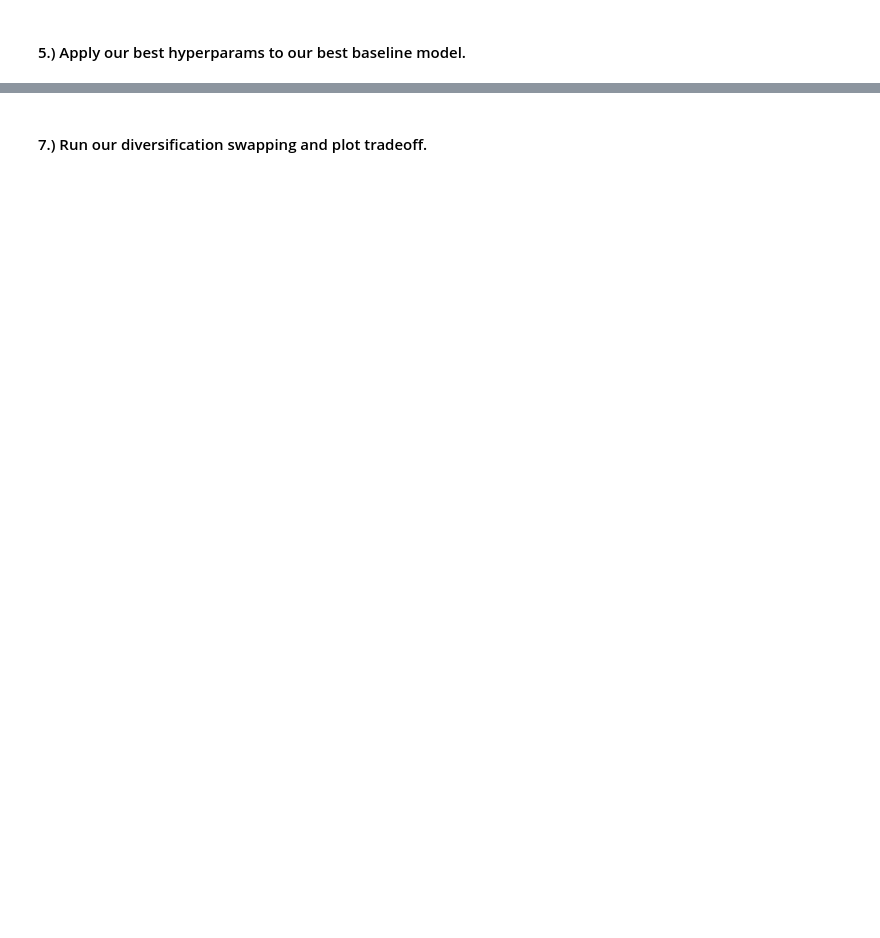
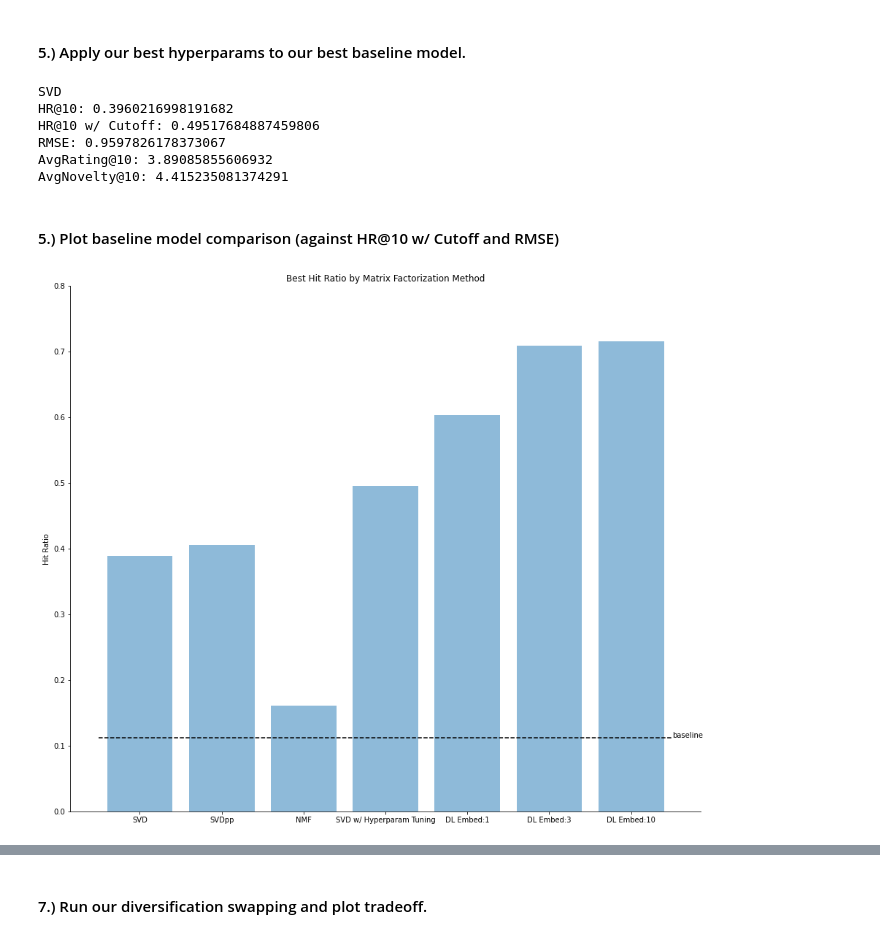
Before and after one commit to bdougall/W207_movies, a Jupyter notebook: matrix_factorization_models.ipynb, the cells around one changed output, grey strips where cells are left out. Cells and saved outputs as stored; diff of their text form; code cells hidden in the pictures; blank space fills up the shorter version.

```diff
--- a/matrix_factorization_models.ipynb
+++ b/matrix_factorization_models.ipynb
@@ -197,3 +198,11 @@ train_df.head()
+# %%
+#Create empty global lists to append our results
+algo_list = []
+hr_list = []
+hr_cutoff_list = []
+avg_est_rating_list = []
+avg_novelty_list = []
+rmse_list = []
 # %% [markdown]
 ## Load Data into Surprise Data Structures
 # %%
@@ -790,6 +836,49 @@ n_factors = 50, n_epochs = 10, lr_all = 0.005, reg_all = 0.04
 # %%
 #Return the first 10 movies (in predicted rating) from the evaluation_pool,
 #and then the remaining n. We will use this structure to swap our predictions for diversity.
-algo = SVD(n_factors = best_n_factors, n_epochs = best_n_epochs, lr_all = best_lr_all, reg_all = best_reg_all)
-algo.fit(train_data)
-sorted_dev_evaluation_pool = sort_evaluation_pools(algo, dev_evaluation_pools,sc_rankings, ranking_movieID)
+model = [SVD(n_factors = best_n_factors, n_epochs = best_n_epochs, lr_all = best_lr_all, reg_all = best_reg_all)]
+#model = [SVD(n_factors = 50, n_epochs = 10, lr_all = 0.005, reg_all = 0.04)]
+#Compare Model. This will append results to our global lists.
+compareModels(model, train_data, dev_data, hyperparams = True)
+# %% [output]
+SVD
+HR@10: 0.3960216998191682
+HR@10 w/ Cutoff: 0.49517684887459806
+RMSE: 0.9597826178373067
+AvgRating@10: 3.89085855606932
+AvgNovelty@10: 4.415235081374291
+# %%
+#Manually append Deep Learning Results, from 'model_embedding_depth_1/3/10'
+#These are big models that are not able to run within this notebook, hence
+#the manual add.
+dl_models = ['DL Embed:1', 'DL Embed:3', 'DL Embed:10']
+dl_hr = [None, None, None]
+dl_hr_cutoff = [0.603, 0.709, 0.715]
+dl_est_rating = [None, None, None]
+dl_novelty = [None, None, None]
+dl_rmse = [0.821, 0.769, 0.734]
+
+for i in range(len(dl_models)):
+    algo_list.append(dl_models[i])
+    hr_list.append(dl_hr[i])
+    hr_cutoff_list.append(dl_hr_cutoff[i])
+    avg_est_rating_list.append(dl_est_rating[i])
+    avg_novelty_list.append(dl_novelty[i])
+    rmse_list.append(dl_rmse[i])
+# %% [markdown]
+#### 5.) Plot baseline model comparison (against HR@10 w/ Cutoff and RMSE)
+# %%
+#Plot HR@10 with Cutoff
+fig = plt.figure(figsize = (12,10))
+ax = fig.add_axes([0,0,1,1])
+ax.spines['top'].set_visible(False)
+ax.spines['right'].set_visible(False)
+ax.bar(algo_list[1:], hr_cutoff_list[1:], alpha=0.5)
+ax.hlines(hr_cutoff_list[0], xmin=-0.5, xmax = 6.5, color='black', linestyles='dashed', label='baseline')
+ax.text(6.5, hr_cutoff_list[0], 'baseline')
+ax.set_ylabel('Hit Ratio')
+ax.set_ylim(0.0, 0.8)
+ax.set_title('Best Hit Ratio by Matrix Factorization Method')
+plt.show()
+# %% [output]
+[figure, added]
```
Also changed, not shown: parts of 27 cells of this notebook.
